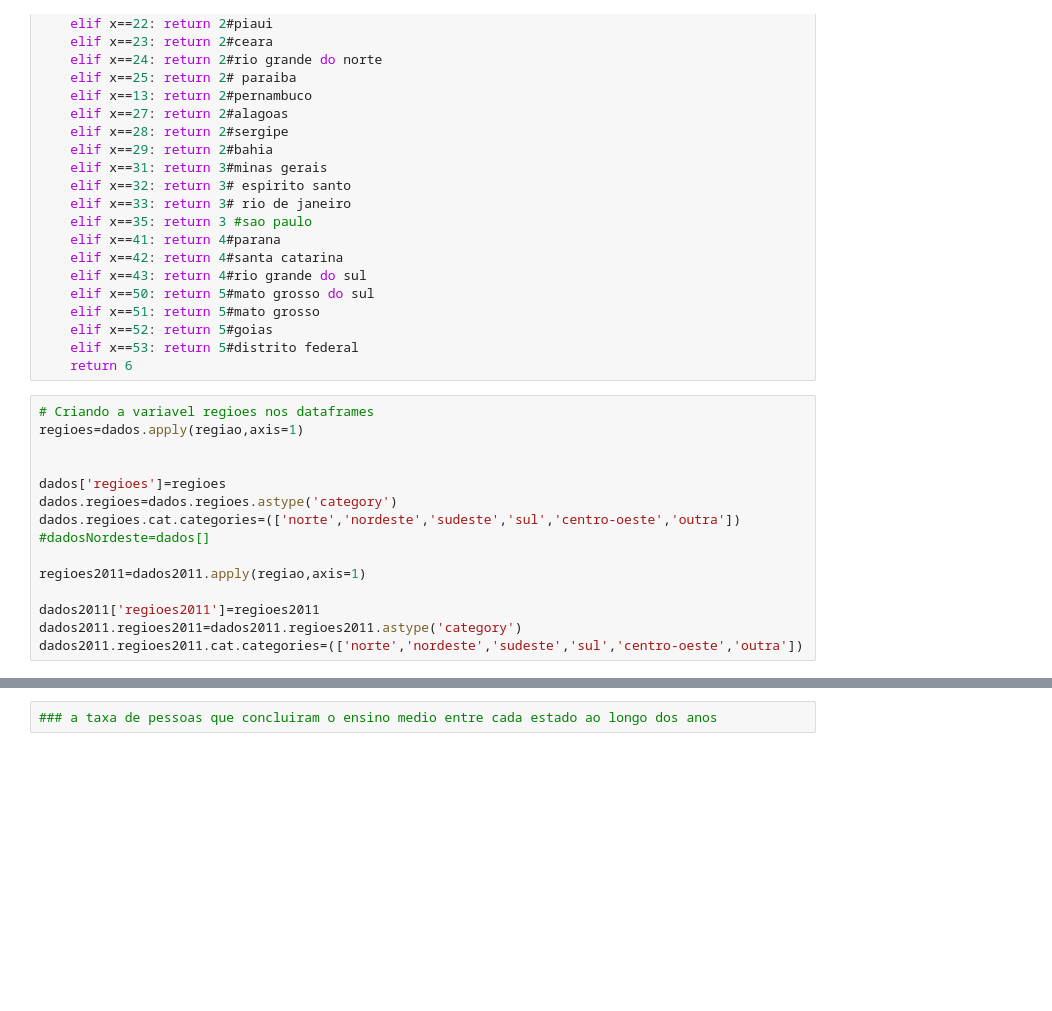
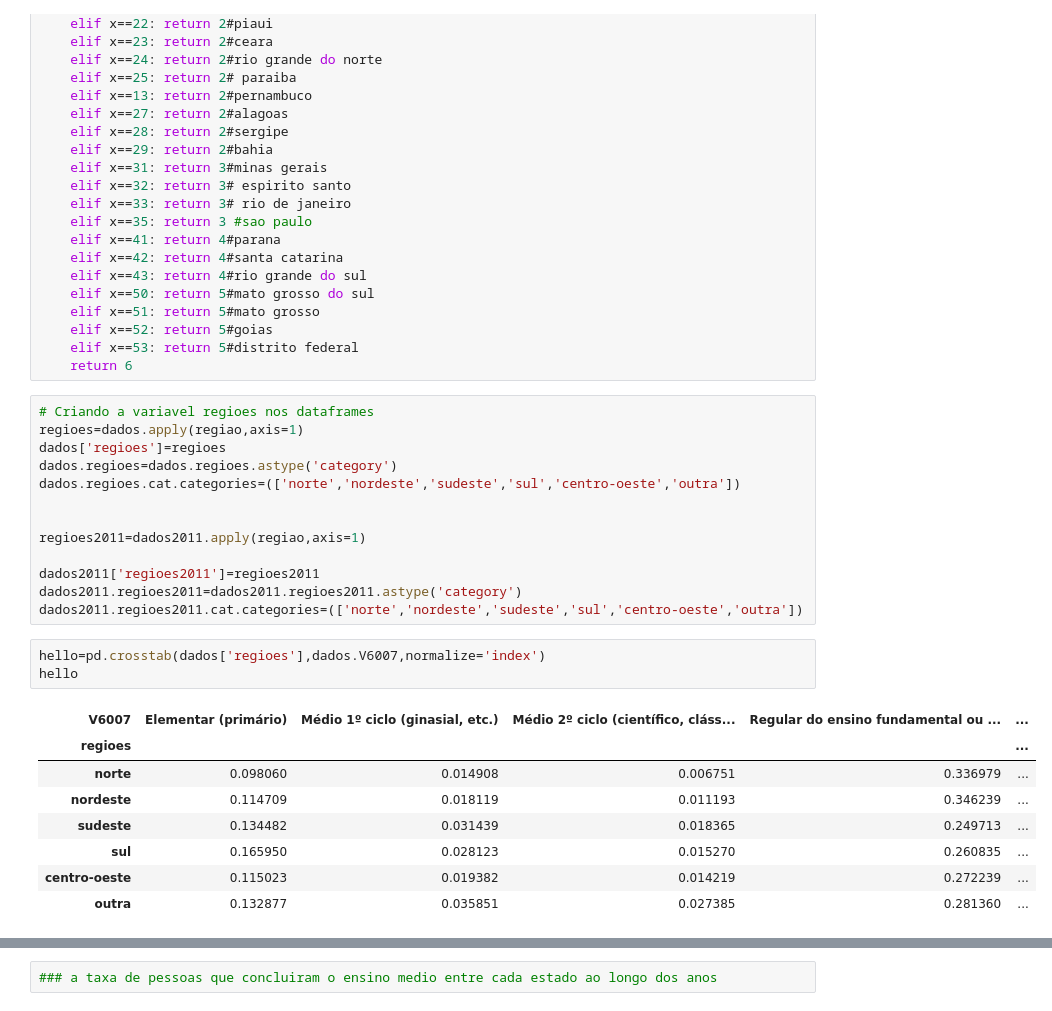
Before and after one commit to lucaslealvale/DP_CienciaDados, a Jupyter notebook: Projeto1 Layout.ipynb, the cells around one changed output, grey strips where cells are left out. Drawn from its saved outputs; the diff is of its cells as text; blank space fills up the shorter version.

```diff
--- a/Projeto1 Layout.ipynb
+++ b/Projeto1 Layout.ipynb
@@ -246,17 +261,27 @@ def regiao(df):
 # %%
 # Criando a variavel regioes nos dataframes
 regioes=dados.apply(regiao,axis=1)
-
-
 dados['regioes']=regioes
 dados.regioes=dados.regioes.astype('category')
 dados.regioes.cat.categories=(['norte','nordeste','sudeste','sul','centro-oeste','outra'])
-#dadosNordeste=dados[]
+
 
 regioes2011=dados2011.apply(regiao,axis=1)
 
 dados2011['regioes2011']=regioes2011
 dados2011.regioes2011=dados2011.regioes2011.astype('category')
 dados2011.regioes2011.cat.categories=(['norte','nordeste','sudeste','sul','centro-oeste','outra'])
+# %%
+hello=pd.crosstab(dados['regioes'],dados.V6007,normalize='index')
+hello
+# %% [output]
+| V6007 | Elementar (primário) | Médio 1º ciclo (ginasial, etc.) | Médio 2º ciclo (científico, cláss... | Regular do ensino fundamental ou ... | ... |
+| regioes |  |  |  |  | ... |
+| norte | 0.098060 | 0.014908 | 0.006751 | 0.336979 | ... |
+| nordeste | 0.114709 | 0.018119 | 0.011193 | 0.346239 | ... |
+| sudeste | 0.134482 | 0.031439 | 0.018365 | 0.249713 | ... |
+| sul | 0.165950 | 0.028123 | 0.015270 | 0.260835 | ... |
+| centro-oeste | 0.115023 | 0.019382 | 0.014219 | 0.272239 | ... |
+| outra | 0.132877 | 0.035851 | 0.027385 | 0.281360 | ... |
 # %%
 #plotando a diferenca dos niveis de escolaridade entre as diferentes regioes brasileiras em 2015
```
Also changed, not shown: parts of 13 cells of this notebook, 2 other files.
